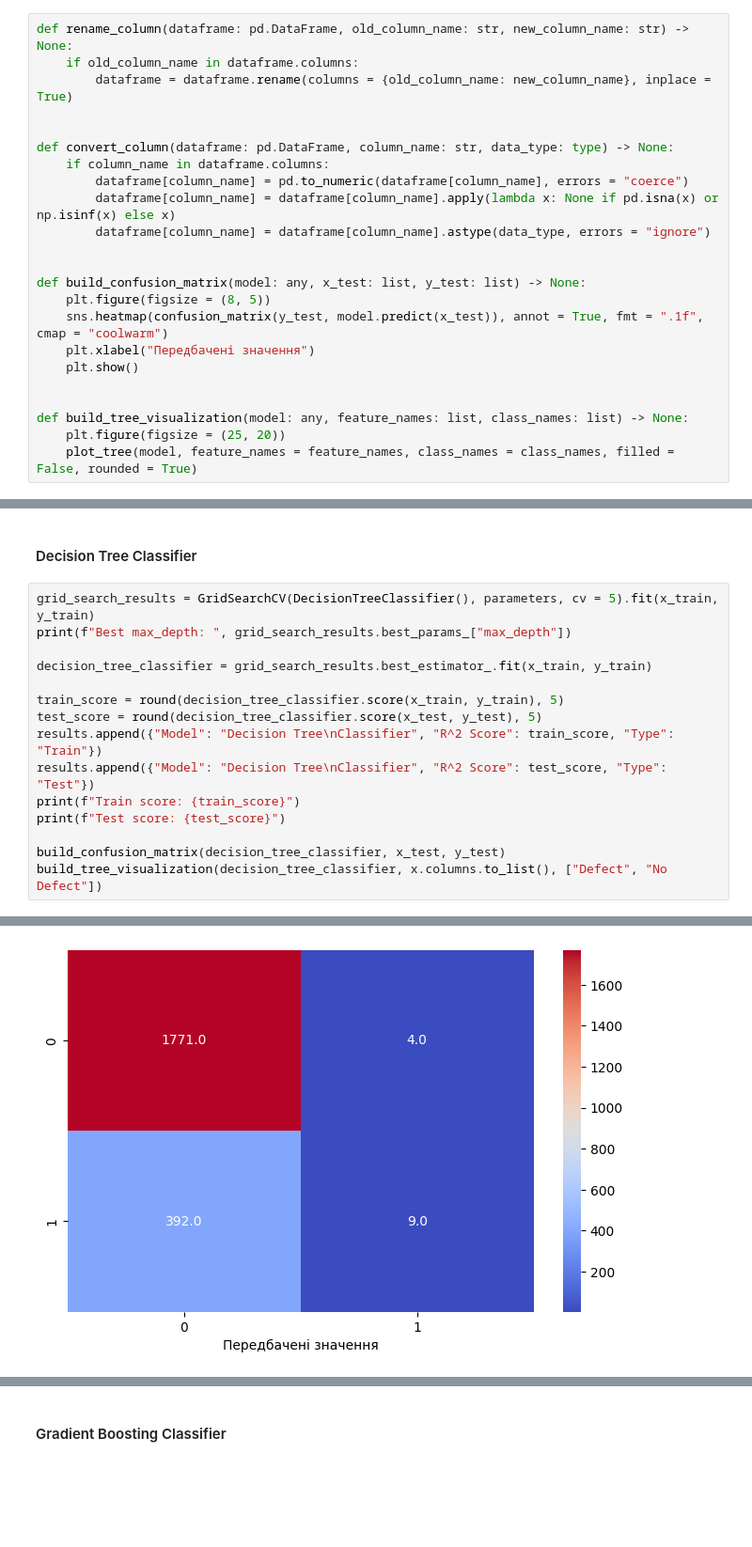
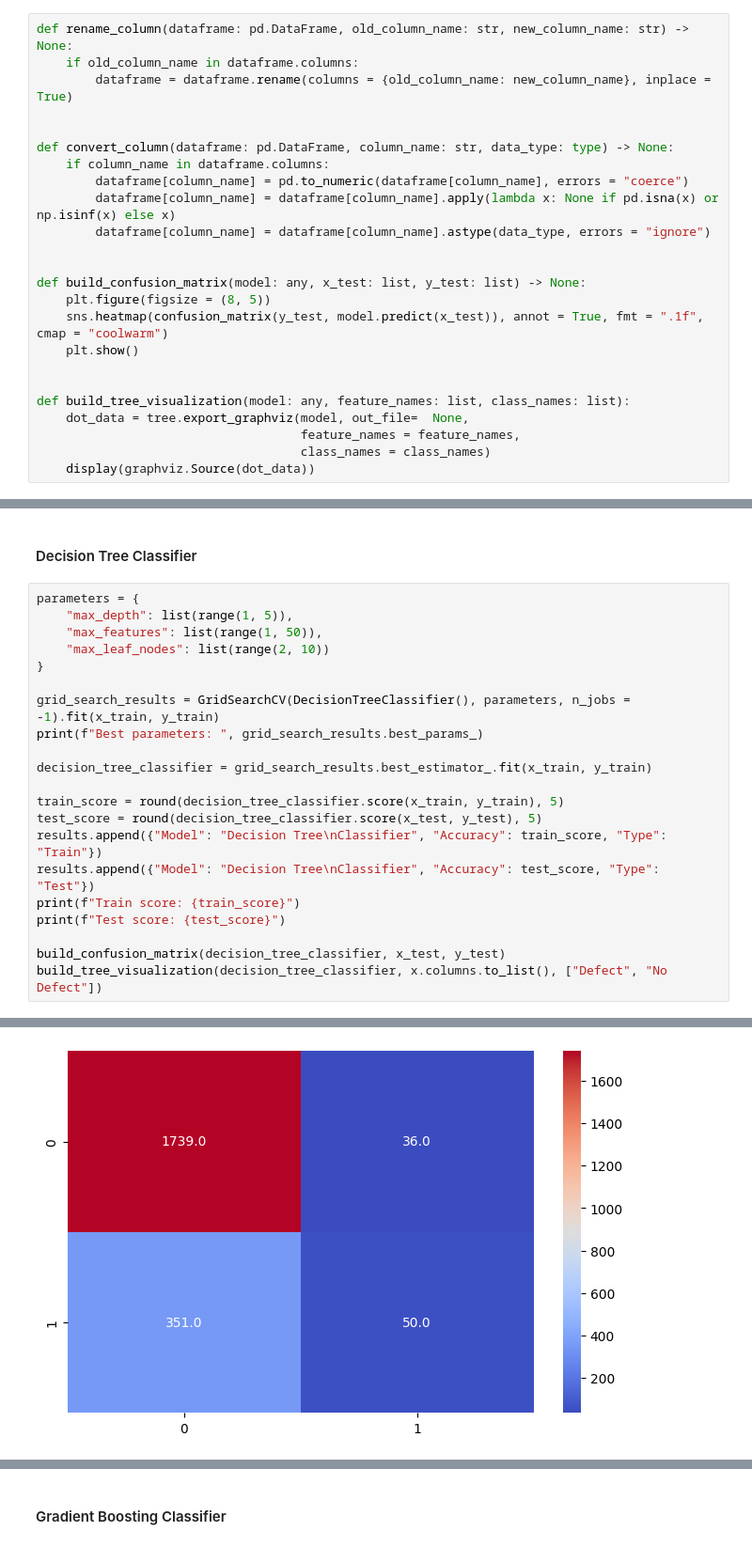
Before and after one commit to NgeNXQ/PIIS, a Jupyter notebook: 4/labwork4.ipynb, the cells around one changed output, grey strips where cells are left out. Shown at 94% size. Drawn from its saved outputs; the diff is of its cells as text; blank space fills up the shorter version.

```diff
--- a/4/labwork4.ipynb
+++ b/4/labwork4.ipynb
@@ -34,13 +38,14 @@ def convert_column(dataframe: pd.DataFrame, column_name: str, data_type: type) -
 def build_confusion_matrix(model: any, x_test: list, y_test: list) -> None:
     plt.figure(figsize = (8, 5))
     sns.heatmap(confusion_matrix(y_test, model.predict(x_test)), annot = True, fmt = ".1f", cmap = "coolwarm")
-    plt.xlabel("Передбачені значення")
     plt.show()
 
 
-def build_tree_visualization(model: any, feature_names: list, class_names: list) -> None:
-    plt.figure(figsize = (25, 20))
-    plot_tree(model, feature_names = feature_names, class_names = class_names, filled = False, rounded = True)
+def build_tree_visualization(model: any, feature_names: list, class_names: list):
+    dot_data = tree.export_graphviz(model, out_file=  None,
+                                    feature_names = feature_names,
+                                    class_names = class_names)
+    display(graphviz.Source(dot_data))
 # %% [markdown]
 ### Заповнення датафрейму
 # %%
@@ -191,15 +195,21 @@ results = list()
 # %% [markdown]
 #### Decision Tree Classifier
 # %%
-grid_search_results = GridSearchCV(DecisionTreeClassifier(), parameters, cv = 5).fit(x_train, y_train)
-print(f"Best max_depth: ", grid_search_results.best_params_["max_depth"])
+parameters = {
+    "max_depth": list(range(1, 5)),
+    "max_features": list(range(1, 50)),
+    "max_leaf_nodes": list(range(2, 10))
+}
+
+grid_search_results = GridSearchCV(DecisionTreeClassifier(), parameters, n_jobs = -1).fit(x_train, y_train)
+print(f"Best parameters: ", grid_search_results.best_params_)
 
 decision_tree_classifier = grid_search_results.best_estimator_.fit(x_train, y_train)
 
 train_score = round(decision_tree_classifier.score(x_train, y_train), 5)
 test_score = round(decision_tree_classifier.score(x_test, y_test), 5)
-results.append({"Model": "Decision Tree\nClassifier", "R^2 Score": train_score, "Type": "Train"})
-results.append({"Model": "Decision Tree\nClassifier", "R^2 Score": test_score, "Type": "Test"})
+results.append({"Model": "Decision Tree\nClassifier", "Accuracy": train_score, "Type": "Train"})
+results.append({"Model": "Decision Tree\nClassifier", "Accuracy": test_score, "Type": "Test"})
 print(f"Train score: {train_score}")
 print(f"Test score: {test_score}")
 
@@ -212 +222 @@ Test score: 0.81801
-[figure, old version]
+[figure, new version]
```
Also changed, not shown: parts of 6 cells of this notebook, 1 other file.
